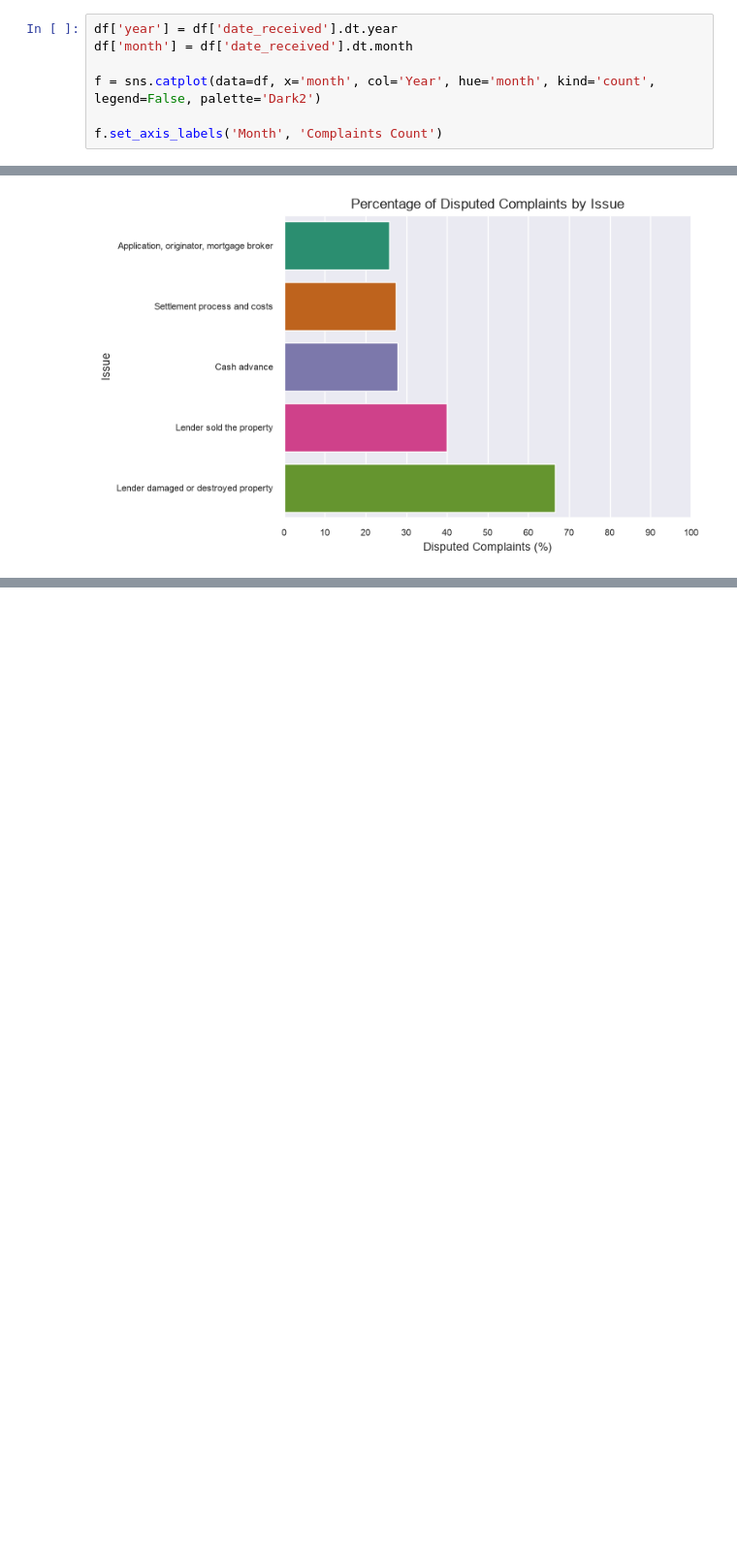
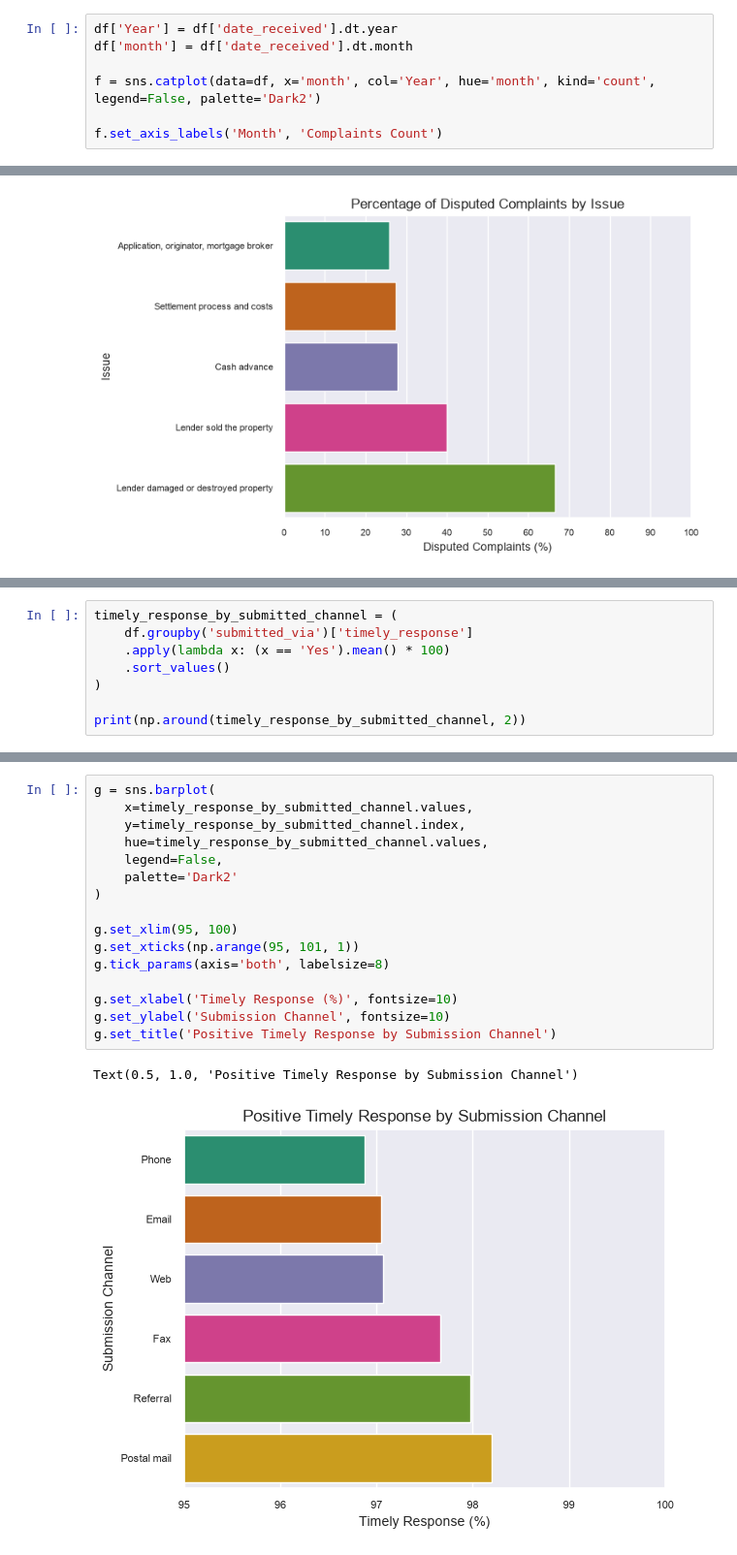
Before and after one commit to DimitarK13/consumer-complaints, a Jupyter notebook: notebooks/03-exploratory-data-analysis.ipynb, the cells around one changed output, grey strips where cells are left out. Shown at 97% size. Cells and saved outputs as stored; diff of their text form; blank space fills up the shorter version.

Commit message:
investigate which factors are associated with timely responses

```diff
--- a/notebooks/03-exploratory-data-analysis.ipynb
+++ b/notebooks/03-exploratory-data-analysis.ipynb
@@ -96,7 +96,7 @@ plt.tight_layout()
 # %% [output]
 [figure]
 # %%
-df['year'] = df['date_received'].dt.year
+df['Year'] = df['date_received'].dt.year
 df['month'] = df['date_received'].dt.month
 
 f = sns.catplot(data=df, x='month', col='Year', hue='month', kind='count', legend=False, palette='Dark2')
@@ -138,0 +141,8 @@ Text(0.5, 1.0, 'Percentage of Disputed Complaints by Issue')
+# %%
+timely_response_by_submitted_channel = (
+    df.groupby('submitted_via')['timely_response']
+    .apply(lambda x: (x == 'Yes').mean() * 100)
+    .sort_values()
+)
+
+print(np.around(timely_response_by_submitted_channel, 2))
@@ -138,0 +158,19 @@ Text(0.5, 1.0, 'Percentage of Disputed Complaints by Issue')
+# %%
+g = sns.barplot(
+    x=timely_response_by_submitted_channel.values,
+    y=timely_response_by_submitted_channel.index,
+    hue=timely_response_by_submitted_channel.values,
+    legend=False,
+    palette='Dark2'
+)
+
+g.set_xlim(95, 100)
+g.set_xticks(np.arange(95, 101, 1))
+g.tick_params(axis='both', labelsize=8)
+
+g.set_xlabel('Timely Response (%)', fontsize=10)
+g.set_ylabel('Submission Channel', fontsize=10)
+g.set_title('Positive Timely Response by Submission Channel')
+# %% [output]
+Text(0.5, 1.0, 'Positive Timely Response by Submission Channel')
+[figure, added]
```
Also changed, not shown: parts of 6 cells of this notebook.
